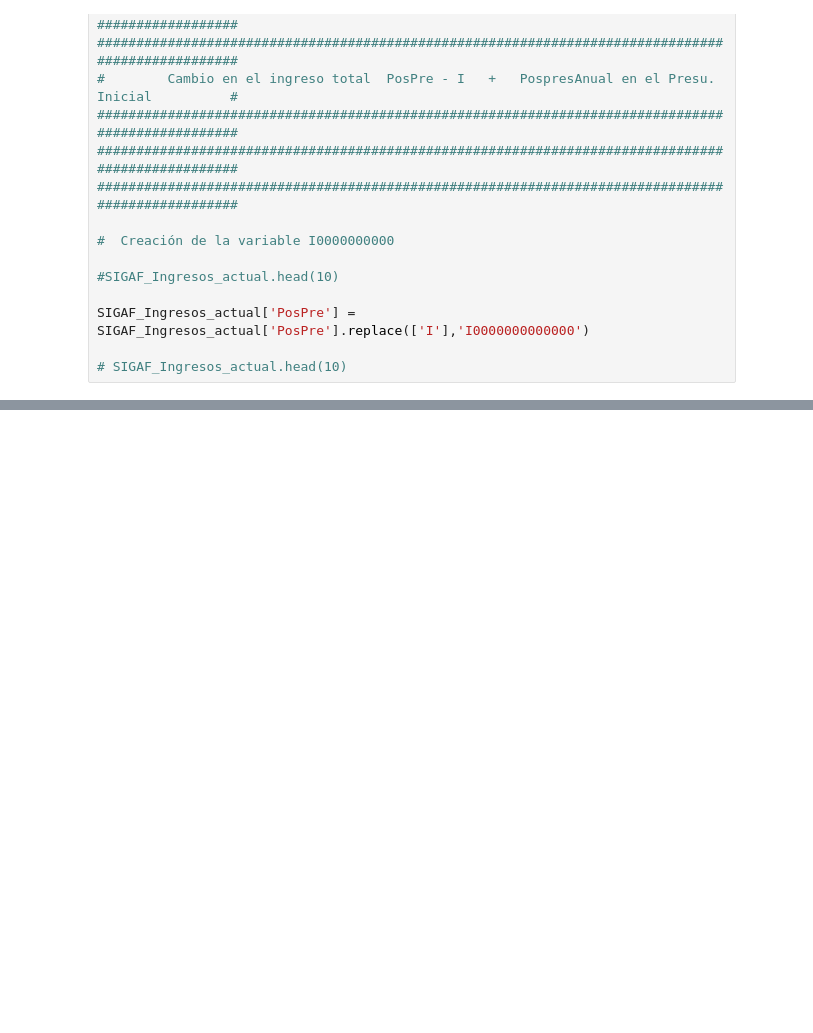
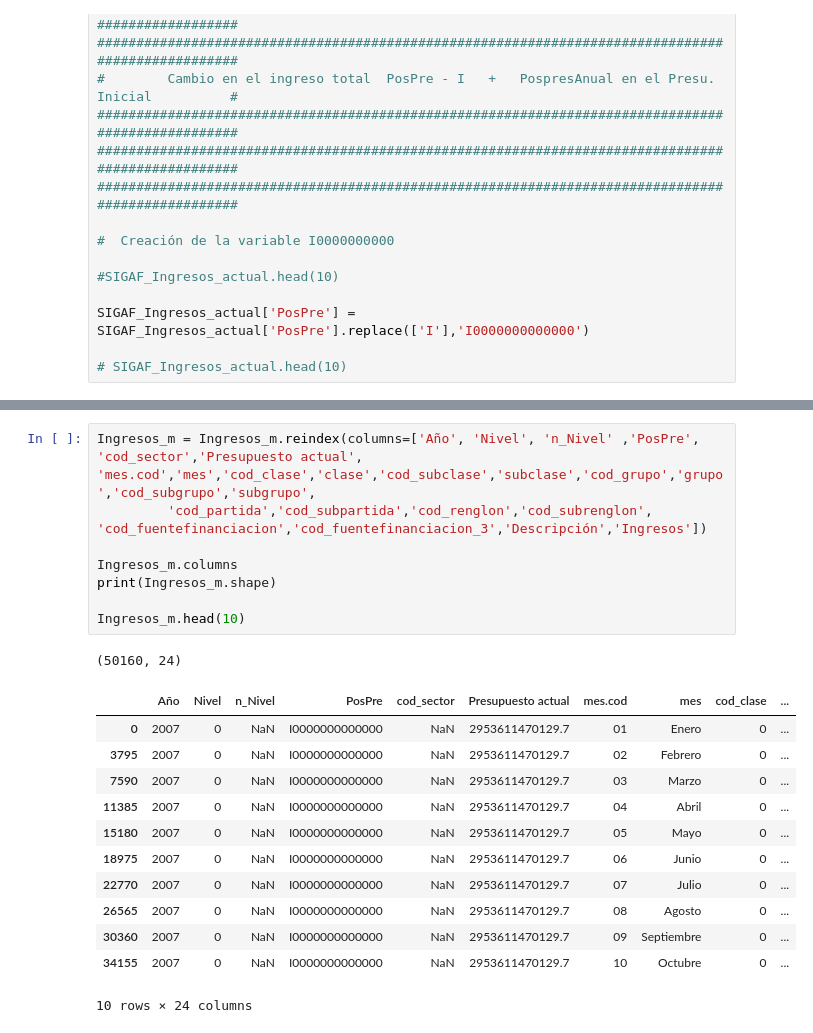
Before and after one commit to OskyRosky/Data-Manipulation-with-Python, a Jupyter notebook: Income/Data_Mani_income.ipynb, the cells around one changed output, grey strips where cells are left out. Saved outputs shown, nothing was run; the diff lists cells and outputs as text; blank space fills up the shorter version.

```diff
--- a/Income/Data_Mani_income.ipynb
+++ b/Income/Data_Mani_income.ipynb
@@ -210,0 +664,22 @@ Name: Clase, Length: 2146, dtype: int64
+# %%
+Ingresos_m = Ingresos_m.reindex(columns=['Año', 'Nivel', 'n_Nivel' ,'PosPre', 'cod_sector','Presupuesto actual', 'mes.cod','mes','cod_clase','clase','cod_subclase','subclase','cod_grupo','grupo','cod_subgrupo','subgrupo',
+         'cod_partida','cod_subpartida','cod_renglon','cod_subrenglon', 'cod_fuentefinanciacion','cod_fuentefinanciacion_3','Descripción','Ingresos'])
+
+Ingresos_m.columns
+print(Ingresos_m.shape)
+
+Ingresos_m.head(10)
+# %% [output]
+(50160, 24)
+|  | Año | Nivel | n_Nivel | PosPre | cod_sector | Presupuesto actual | mes.cod | mes | cod_clase | ... |
+| 0 | 2007 | 0 | NaN | I0000000000000 | NaN | 2953611470129.7 | 01 | Enero | 0 | ... |
+| 3795 | 2007 | 0 | NaN | I0000000000000 | NaN | 2953611470129.7 | 02 | Febrero | 0 | ... |
+| 7590 | 2007 | 0 | NaN | I0000000000000 | NaN | 2953611470129.7 | 03 | Marzo | 0 | ... |
+| 11385 | 2007 | 0 | NaN | I0000000000000 | NaN | 2953611470129.7 | 04 | Abril | 0 | ... |
+| 15180 | 2007 | 0 | NaN | I0000000000000 | NaN | 2953611470129.7 | 05 | Mayo | 0 | ... |
+| 18975 | 2007 | 0 | NaN | I0000000000000 | NaN | 2953611470129.7 | 06 | Junio | 0 | ... |
+| 22770 | 2007 | 0 | NaN | I0000000000000 | NaN | 2953611470129.7 | 07 | Julio | 0 | ... |
+| 26565 | 2007 | 0 | NaN | I0000000000000 | NaN | 2953611470129.7 | 08 | Agosto | 0 | ... |
+| 30360 | 2007 | 0 | NaN | I0000000000000 | NaN | 2953611470129.7 | 09 | Septiembre | 0 | ... |
+| 34155 | 2007 | 0 | NaN | I0000000000000 | NaN | 2953611470129.7 | 10 | Octubre | 0 | ... |
+10 rows × 24 columns
```
Also changed, not shown: parts of 44 cells of this notebook, 2 other files.
